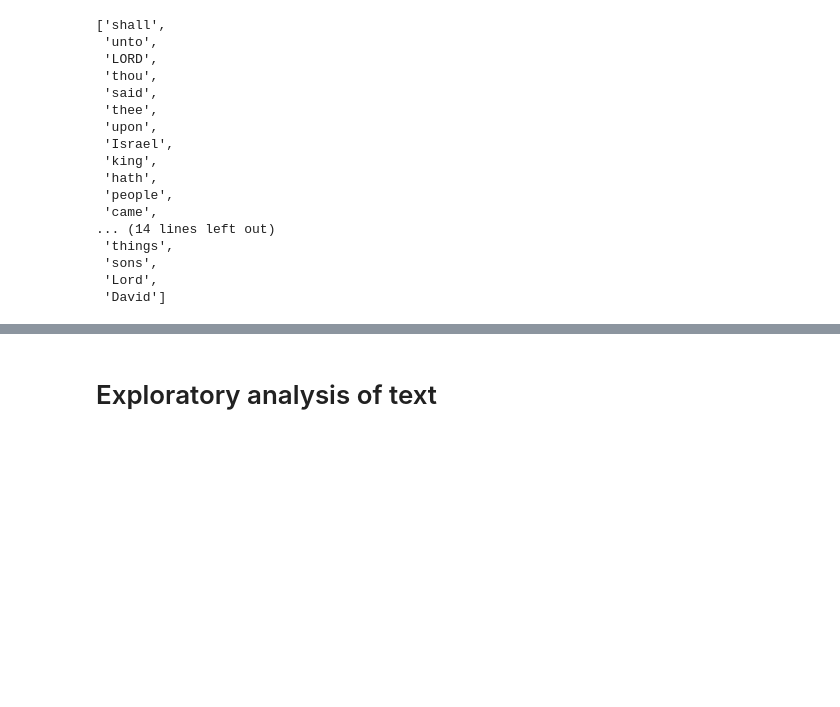
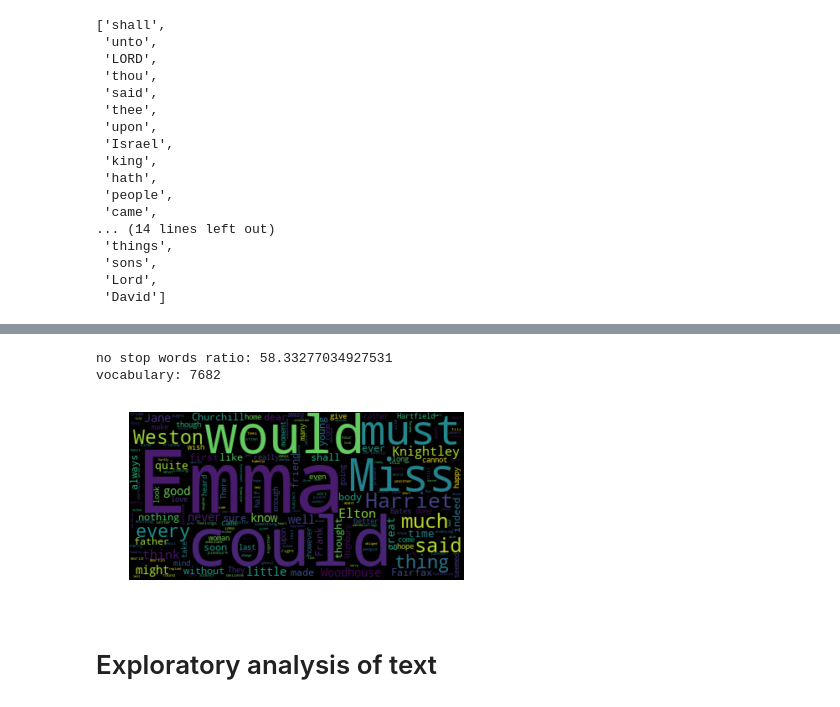
Before and after one commit to GTorley/NLP_book_notepad_for_practice, a Jupyter notebook: hands_onnaturallanguageprocessingwithpython-v1.ipynb, the cells around one changed output, grey strips where cells are left out. Drawn from its saved outputs; the diff is of its cells as text; code cells hidden in the pictures; blank space fills up the shorter version.

```diff
--- a/hands_onnaturallanguageprocessingwithpython-v1.ipynb
+++ b/hands_onnaturallanguageprocessingwithpython-v1.ipynb
@@ -241,3 +244,21 @@ plt.show()
+# %%
+emma = gutenberg.words('austen-emma.txt')
+words_in_emma_without_sw = [word for word in emma if word not in sw_l]
+# %%
+print("no stop words ratio:",len(words_in_emma_without_sw)*100.0/len(emma),"\nvocabulary:",len(set(words_in_emma_without_sw)))
+# %% [output]
+no stop words ratio: 58.33277034927531
+vocabulary: 7682
+# %%
+frequency_dist = nltk.FreqDist(words_in_emma_without_sw)
+large_words = dict([(k,v) for k,v in frequency_dist.items() if len(k)>3])
+frequency_dist = nltk.FreqDist(large_words)
+wcloud = WordCloud().generate_from_frequencies(frequency_dist)
+plt.imshow(wcloud, interpolation='bilinear')
+plt.axis("off")
+plt.show()
+# %% [output]
+[figure, added]
 # %% [markdown]
 # Exploratory analysis of text
 # %%
```
Also changed, not shown: parts of 29 cells of this notebook.
